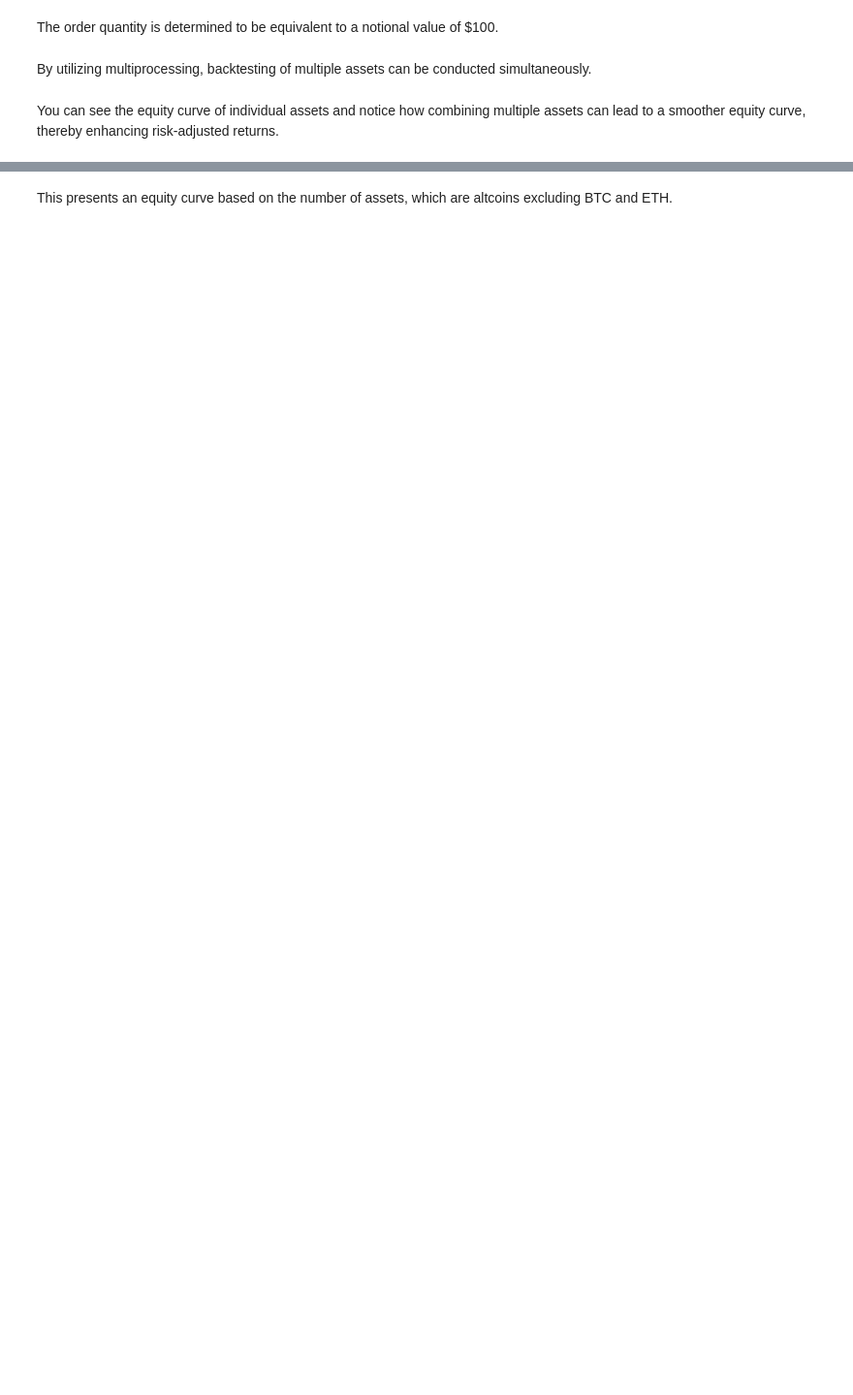
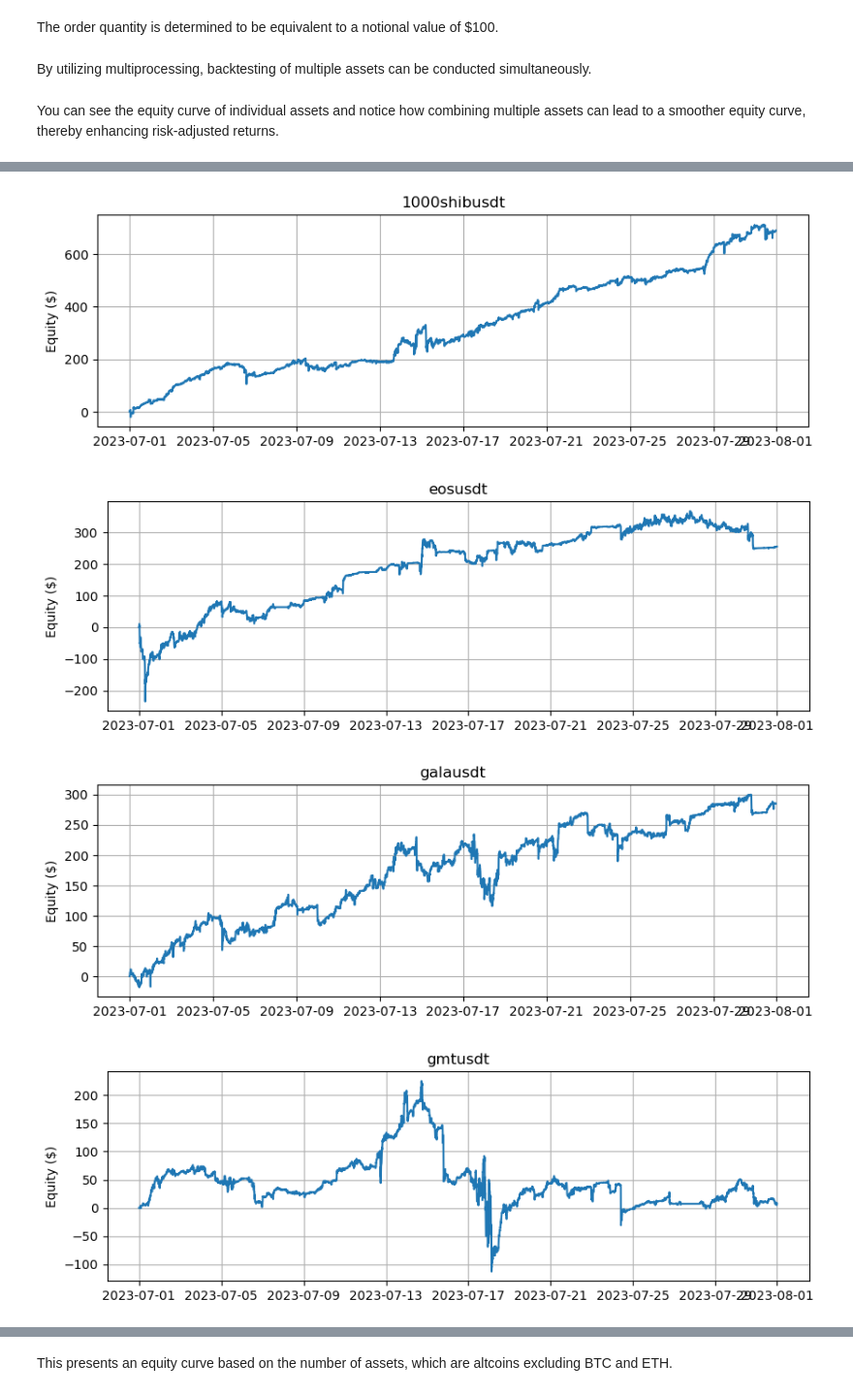
Before and after one commit to nkaz001/hftbacktest, a Jupyter notebook: docs/tutorials/Making Multiple Markets.ipynb, the cells around one changed output, grey strips where cells are left out. Shown at 97% size. Drawn from its saved outputs; the diff is of its cells as text; code cells hidden in the pictures; blank space fills up the shorter version.

```diff
--- a/docs/tutorials/Making Multiple Markets.ipynb
+++ b/docs/tutorials/Making Multiple Markets.ipynb
@@ -287,2 +299,19 @@ for asset_name in assets.keys():
+# %%
+import polars as pl
+from hftbacktest.stats import LinearAssetRecord
+
+equity_values = {}
+for asset_name in assets.keys():
+    data = np.load('stats/gridtrading_glft_mm_{}.npz'.format(asset_name))['0']
+    stats = (
+        LinearAssetRecord(data)
+            .resample('5m')
+            .stats()
+    )
+
+    equity = stats.entire.with_columns(
+        (pl.col('equity_wo_fee') - pl.col('fee')).alias('equity')
+    ).select(['timestamp', 'equity'])
+    equity_values[asset_name] = equity
 # %% [markdown]
 You can see the equity curve of individual assets and notice how combining multiple assets can lead to a smoother equity curve, thereby enhancing risk-adjusted returns.
@@ -312,0 +318,14 @@ for i, asset_name in enumerate(assets.keys()):
+# %%
+from matplotlib import pyplot as plt
+
+for i, asset_name in enumerate(assets.keys()):
+    plt.figure(i, figsize=(10, 3))
+    plt.plot(equity_values[asset_name]['timestamp'], equity_values[asset_name]['equity'])
+    plt.grid()
+    plt.title(asset_name)
+    plt.ylabel('Equity ($)')
+# %% [output]
+[figure, added]
+[figure, added]
+[figure, added]
+[figure, added]
```
Also changed, not shown: parts of 26 cells of this notebook, 16 other files.
